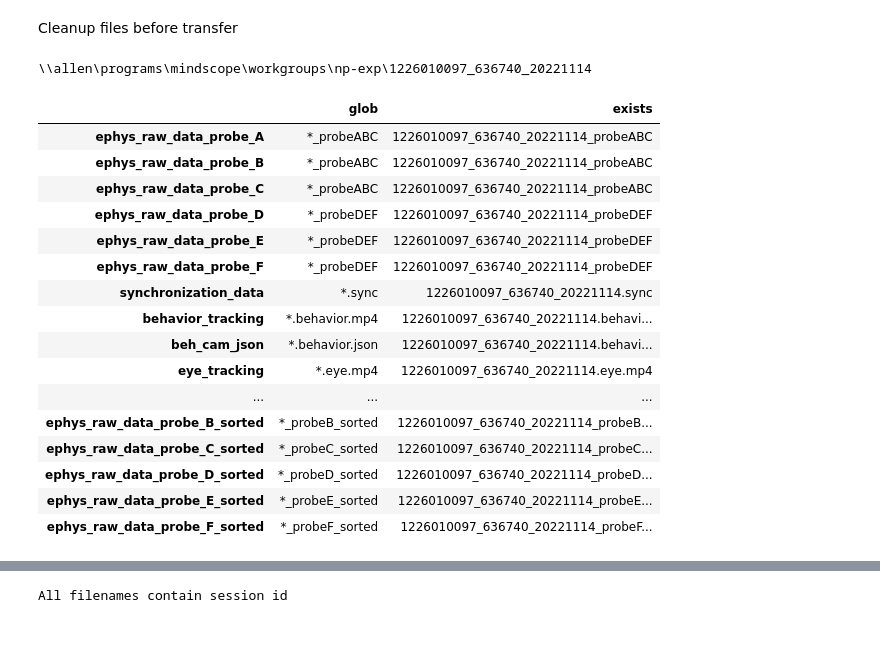
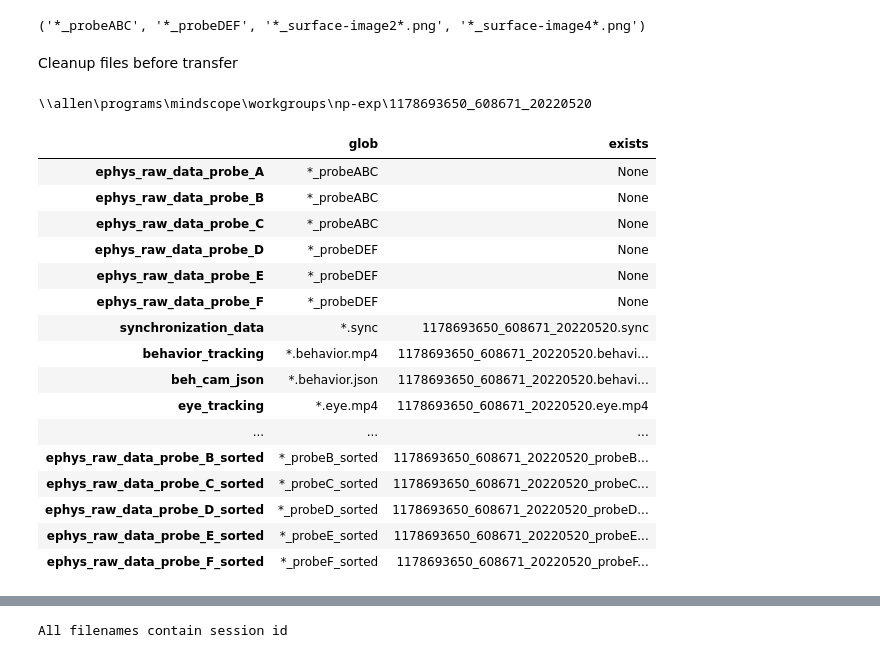
Before and after one commit to ryan-gillis/np_notebooks, a Jupyter notebook: dynamic_gating/push_D1_and_D2.ipynb, the cells around one changed output, grey strips where cells are left out. Drawn from its saved outputs; the diff is of its cells as text; code cells hidden in the pictures.

```diff
--- a/lims_upload/push_D1_and_D2.ipynb
+++ b/dynamic_gating/push_D1_and_D2.ipynb
@@ -3,7 +3,11 @@ import IPython.display
 import pandas
 import np_session
 # %%
-session = np_session.Session('1226010097_636740_20221114_platformD1')
+session = np_session.Session('1178693650_608671_20220520')
+# %%
+session.get_missing_files()
+# %% [output]
+('*_probeABC', '*_probeDEF', '*_surface-image2*.png', '*_surface-image4*.png')
 # %% [markdown]
 Cleanup files before transfer
 # %%
@@ -17,32 +21,32 @@ for _ in session.npexp_path.glob('*platform*.bak'):
 for _ in session.npexp_path.glob('*platform*D0*json'):
     _.unlink()
 # %%
-names = (*session.D1.names, *session.D2.names)
-globs = (*session.D1.globs, *session.D2.globs)
-paths = (*session.D1.paths, *session.D2.paths)
-types = (*session.D1.types, *session.D2.types)
+names = session.D1.names + session.D2.names
+globs = session.D1.globs + session.D2.globs
+paths = session.D1.paths + session.D2.paths
+types = session.D1.types + session.D2.types
 
 print(session.npexp_path)
 display(df := pandas.DataFrame(({'glob': glob, 'exists': path.name if path else None} for glob, path in zip(globs, paths)), index=names))
 # %% [output]
-\\allen\programs\mindscope\workgroups\np-exp\1226010097_636740_20221114
+\\allen\programs\mindscope\workgroups\np-exp\1178693650_608671_20220520
 |  | glob | exists |
-| ephys_raw_data_probe_A | *_probeABC | 1226010097_636740_20221114_probeABC |
-| ephys_raw_data_probe_B | *_probeABC | 1226010097_636740_20221114_probeABC |
-| ephys_raw_data_probe_C | *_probeABC | 1226010097_636740_20221114_probeABC |
-| ephys_raw_data_probe_D | *_probeDEF | 1226010097_636740_20221114_probeDEF |
-| ephys_raw_data_probe_E | *_probeDEF | 1226010097_636740_20221114_probeDEF |
-| ephys_raw_data_probe_F | *_probeDEF | 1226010097_636740_20221114_probeDEF |
-| synchronization_data | *.sync | 1226010097_636740_20221114.sync |
-| behavior_tracking | *.behavior.mp4 | 1226010097_636740_20221114.behavi... |
-| beh_cam_json | *.behavior.json | 1226010097_636740_20221114.behavi... |
-| eye_tracking | *.eye.mp4 | 1226010097_636740_20221114.eye.mp4 |
+| ephys_raw_data_probe_A | *_probeABC | None |
+| ephys_raw_data_probe_B | *_probeABC | None |
+| ephys_raw_data_probe_C | *_probeABC | None |
+| ephys_raw_data_probe_D | *_probeDEF | None |
+| ephys_raw_data_probe_E | *_probeDEF | None |
+| ephys_raw_data_probe_F | *_probeDEF | None |
+| synchronization_data | *.sync | 1178693650_608671_20220520.sync |
+| behavior_tracking | *.behavior.mp4 | 1178693650_608671_20220520.behavi... |
+| beh_cam_json | *.behavior.json | 1178693650_608671_20220520.behavi... |
+| eye_tracking | *.eye.mp4 | 1178693650_608671_20220520.eye.mp4 |
 | ... | ... | ... |
-| ephys_raw_data_probe_B_sorted | *_probeB_sorted | 1226010097_636740_20221114_probeB... |
-| ephys_raw_data_probe_C_sorted | *_probeC_sorted | 1226010097_636740_20221114_probeC... |
-| ephys_raw_data_probe_D_sorted | *_probeD_sorted | 1226010097_636740_20221114_probeD... |
-| ephys_raw_data_probe_E_sorted | *_probeE_sorted | 1226010097_636740_20221114_probeE... |
-| ephys_raw_data_probe_F_sorted | *_probeF_sorted | 1226010097_636740_20221114_probeF... |
+| ephys_raw_data_probe_B_sorted | *_probeB_sorted | 1178693650_608671_20220520_probeB... |
+| ephys_raw_data_probe_C_sorted | *_probeC_sorted | 1178693650_608671_20220520_probeC... |
+| ephys_raw_data_probe_D_sorted | *_probeD_sorted | 1178693650_608671_20220520_probeD... |
+| ephys_raw_data_probe_E_sorted | *_probeE_sorted | 1178693650_608671_20220520_probeE... |
+| ephys_raw_data_probe_F_sorted | *_probeF_sorted | 1178693650_608671_20220520_probeF... |
 # %%
 if not all(paths) or not all(df['exists'].values):
     raise Warning('Some files are missing - continue with upload at your own risk!')
```
Also changed, not shown: parts of 10 cells of this notebook, 1 other file.
